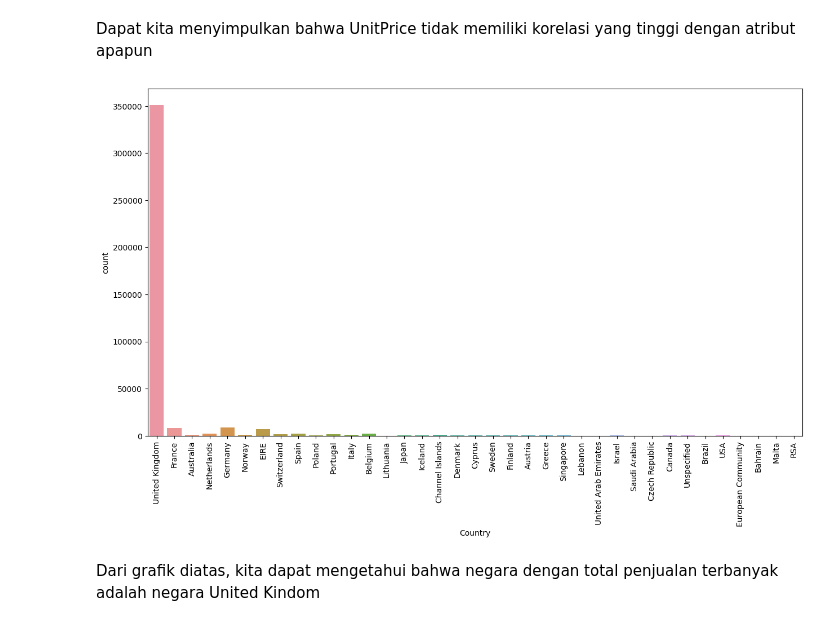
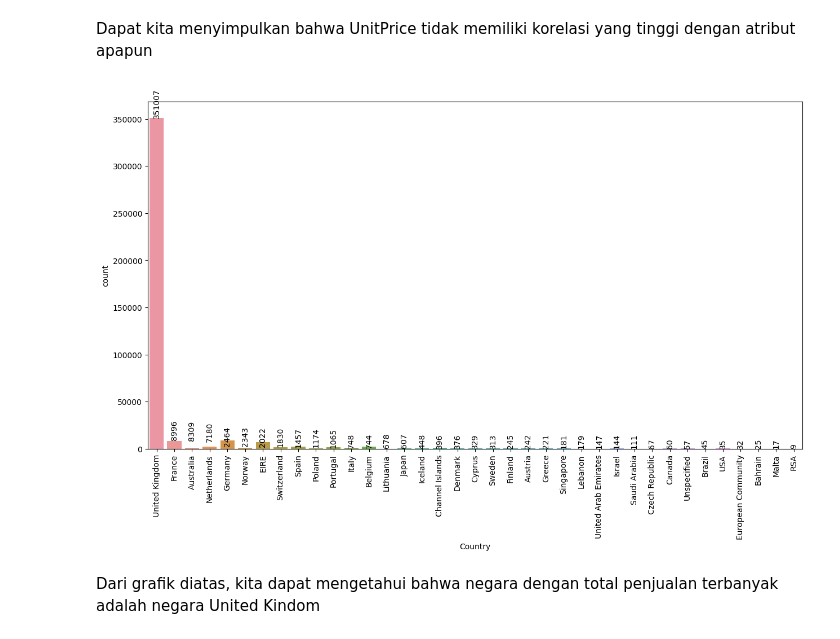
Before and after one commit to mzkki25/rfm-analysis-ecommerce-case, a Jupyter notebook: ecommerce.ipynb, the cells around one changed output. Saved outputs shown, nothing was run; the diff lists cells and outputs as text; code cells hidden in the pictures.

```diff
--- a/ecommerce.ipynb
+++ b/ecommerce.ipynb
@@ -258,0 +280,4 @@ Hasil analisis diatas kita dapat mengetahui, ketika InvoiceNo pada awal kata ter
+# %%
+# Mengambil data dengan UnitPrice > 0
+df = df[df['UnitPrice'] > 0]
+df
@@ -278,11 +319,13 @@ Dapat kita menyimpulkan bahwa UnitPrice tidak memiliki korelasi yang tinggi deng
 # %%
 # Analisis penjualan berdasarkan negara
 plt.figure(figsize=(15, 8))
 sns.countplot(x='Country', data=df)
+for i, v in enumerate(df['Country'].value_counts().values):
+    plt.text(i, v, str(v), ha='center', size=10, rotation=90, va='bottom')
 plt.xticks(rotation=90)
 plt.show()
 # %% [output]
-[figure, old version]
+[figure, new version]
 # %% [markdown]
 Dari grafik diatas, kita dapat mengetahui bahwa negara dengan total penjualan terbanyak adalah negara United Kindom
 # %%
```
Also changed, not shown: parts of 34 cells of this notebook.
